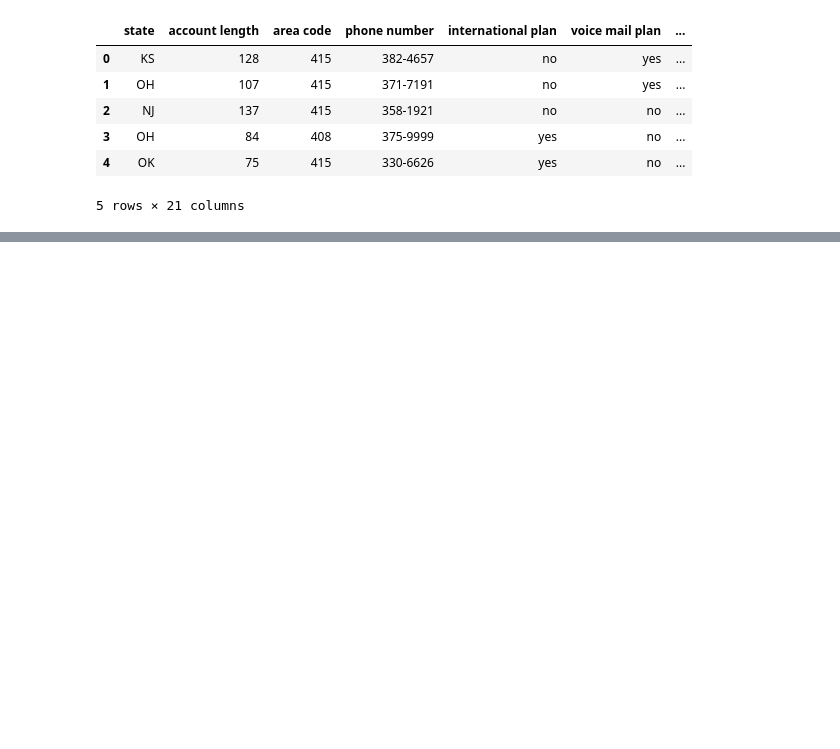
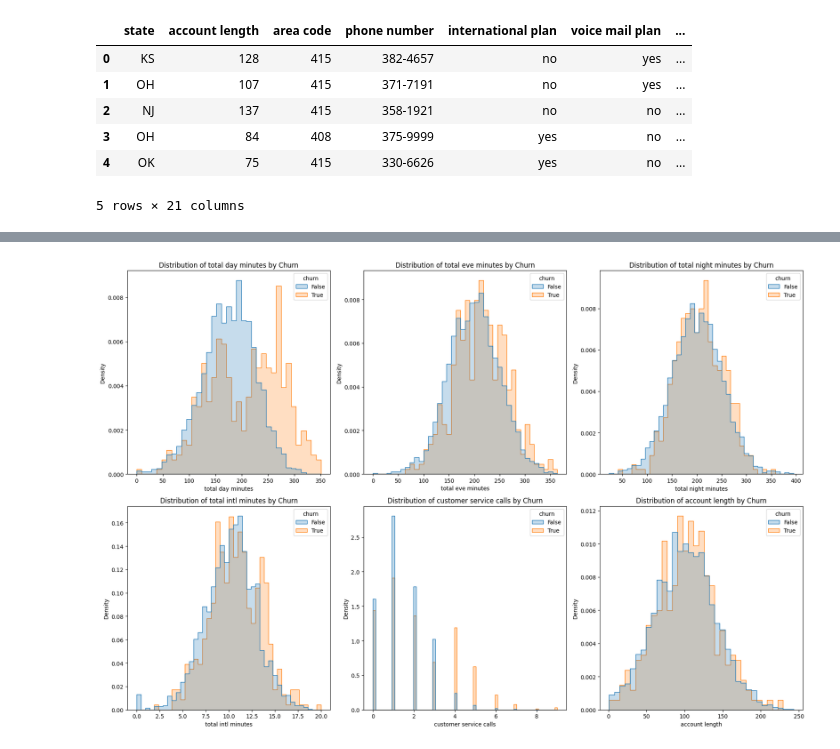
Before and after one commit to hanifa331/customer-churn, a Jupyter notebook: studenth.ipynb, the cells around one changed output, grey strips where cells are left out. Cells and saved outputs as stored; diff of their text form; code cells hidden in the pictures; blank space fills up the shorter version.

```diff
--- a/studenth.ipynb
+++ b/studenth.ipynb
@@ -20,0 +97,20 @@ df.head()
+# %%
+# Select numerical features to plot
+features = ['total day minutes', 'total eve minutes', 'total night minutes',
+            'total intl minutes', 'customer service calls', 'account length']
+
+# Set up the matplotlib figure
+plt.figure(figsize=(18, 12))
+
+# Create subplots
+for i, feature in enumerate(features, 1):
+    plt.subplot(2, 3, i)
+    sns.histplot(data=df, x=feature, hue='churn', element='step', stat='density', common_norm=False)
+    plt.title(f'Distribution of {feature} by Churn')
+    plt.xlabel(feature)
+    plt.ylabel('Density')
+
+plt.tight_layout()
+plt.show()
+# %% [output]
+[figure, added]
```
Also changed, not shown: parts of 18 cells of this notebook, 1 other file.
